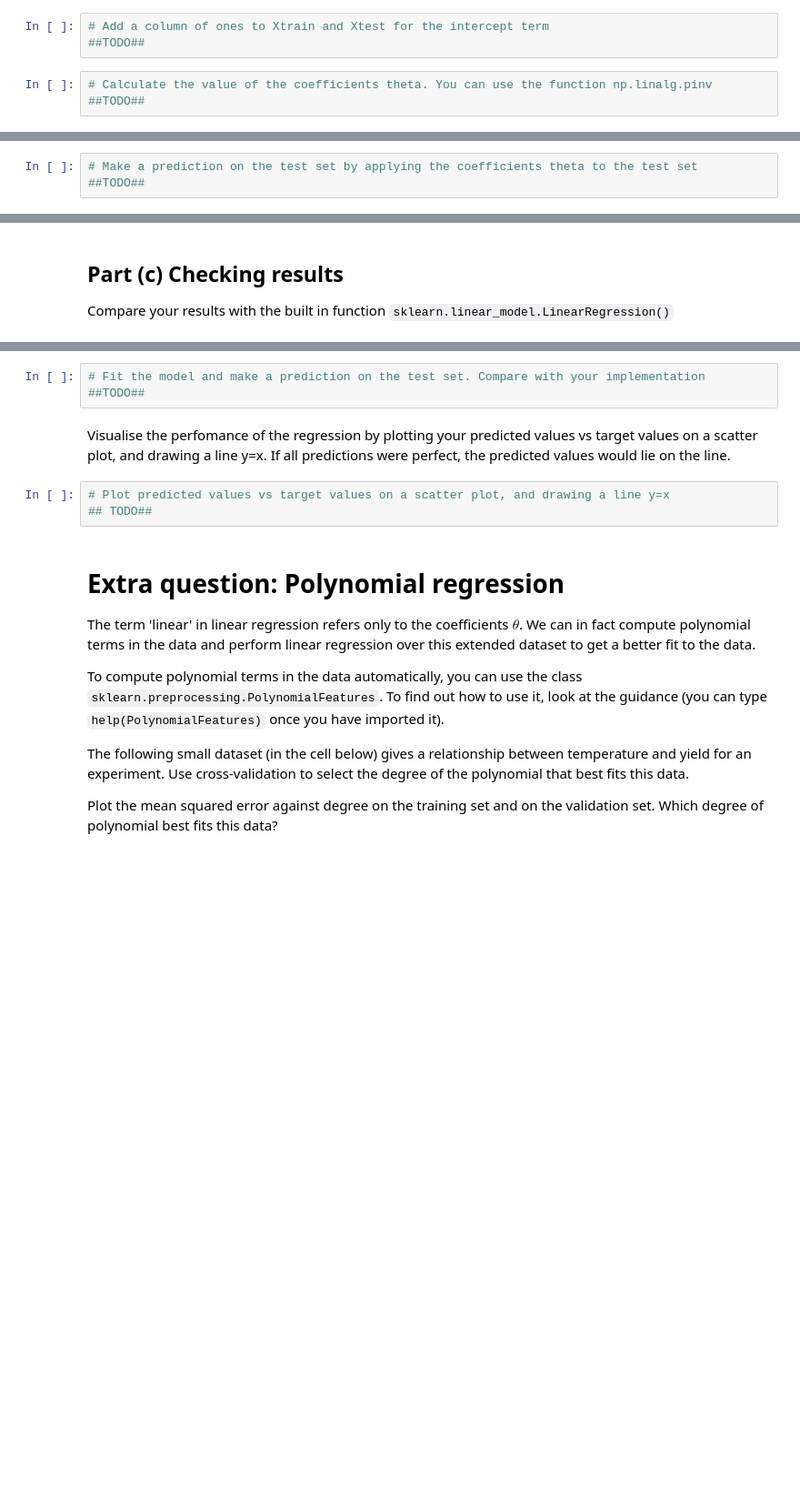
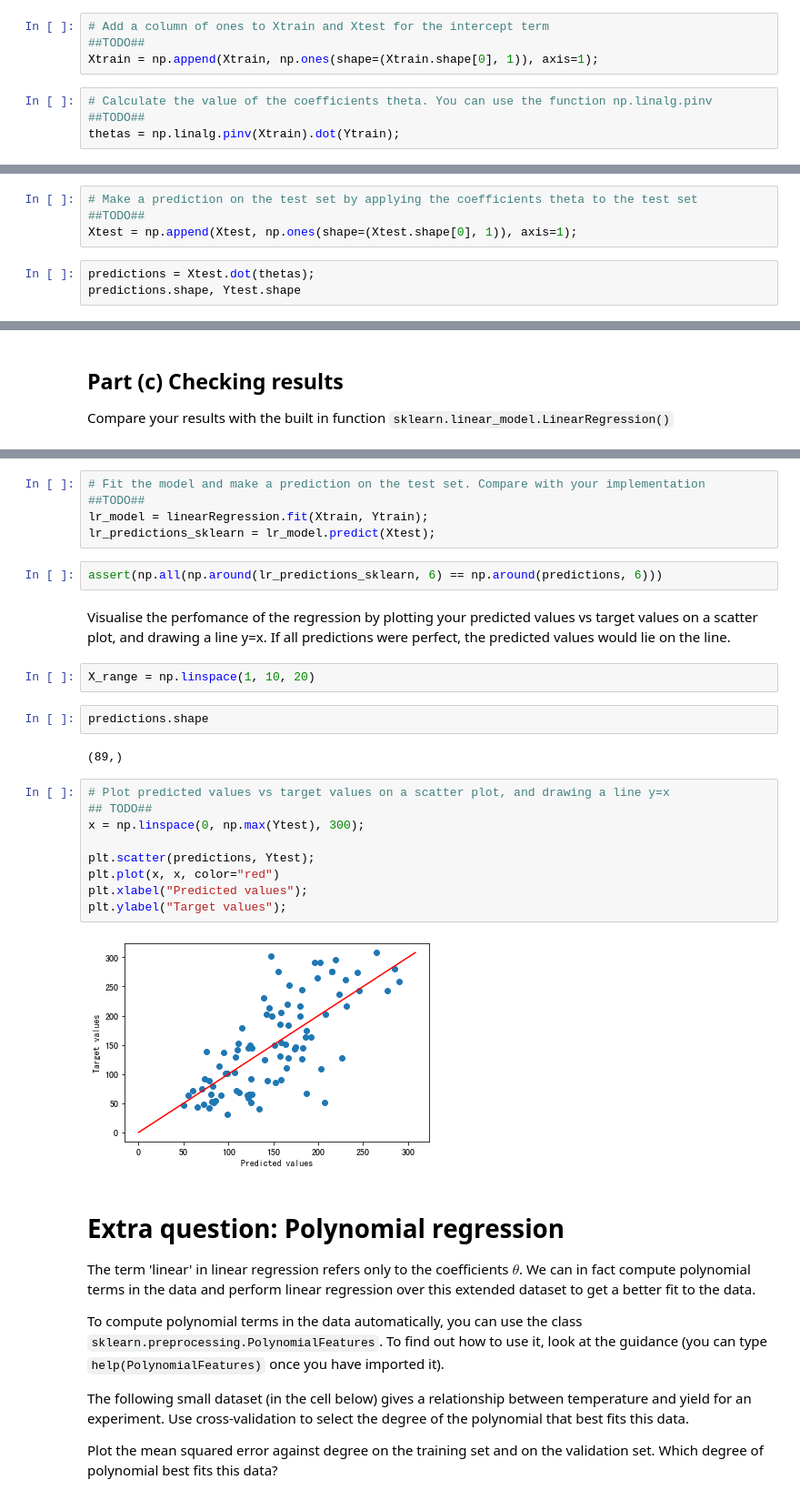
Before and after one commit to FengfanHu/INAI_Bristol, a Jupyter notebook: Week2/Worksheet 2 Week 14.ipynb, the cells around one changed output, grey strips where cells are left out. Shown: that part at 91% size. Cells and saved outputs as stored; diff of their text form; blank space fills up the shorter version.

Commit message:
Linear regression

```diff
--- a/Week2/Worksheet 2 Week 14.ipynb
+++ b/Week2/Worksheet 2 Week 14.ipynb
@@ -471,11 +541,17 @@ from sklearn.metrics import mean_squared_error, r2_score
 # %%
 # Add a column of ones to Xtrain and Xtest for the intercept term
 ##TODO##
+Xtrain = np.append(Xtrain, np.ones(shape=(Xtrain.shape[0], 1)), axis=1);
 # %%
 # Calculate the value of the coefficients theta. You can use the function np.linalg.pinv
 ##TODO##
+thetas = np.linalg.pinv(Xtrain).dot(Ytrain);
 # %% [markdown]
 ## Part (b) Computing performance metrics
 # %%
 # Make a prediction on the test set by applying the coefficients theta to the test set
 ##TODO##
+Xtest = np.append(Xtest, np.ones(shape=(Xtest.shape[0], 1)), axis=1);
+# %%
+predictions = Xtest.dot(thetas);
+predictions.shape, Ytest.shape
@@ -492,11 +581,29 @@ Compare your results with the built in function `sklearn.linear_model.LinearRegr
 # %%
 # Fit the model and make a prediction on the test set. Compare with your implementation
 ##TODO##
+lr_model = linearRegression.fit(Xtrain, Ytrain);
+lr_predictions_sklearn = lr_model.predict(Xtest);
+# %%
+assert(np.all(np.around(lr_predictions_sklearn, 6) == np.around(predictions, 6)))
 # %% [markdown]
 Visualise the perfomance of the regression by plotting your predicted values vs target values on a scatter plot, and drawing a line y=x. If all predictions were perfect, the predicted values would lie on the line.
+# %%
+X_range = np.linspace(1, 10, 20)
+# %%
+predictions.shape
+# %% [output]
+(89,)
 # %%
 # Plot predicted values vs target values on a scatter plot, and drawing a line y=x
 ## TODO##
+x = np.linspace(0, np.max(Ytest), 300);
+
+plt.scatter(predictions, Ytest);
+plt.plot(x, x, color="red")
+plt.xlabel("Predicted values");
+plt.ylabel("Target values");
+# %% [output]
+[figure, added]
 # %% [markdown]
 # Extra question: Polynomial regression
 The term 'linear' in linear regression refers only to the coefficients $\theta$. We can in fact compute polynomial terms in the data and perform linear regression over this extended dataset to get a better fit to the data.
```
Also changed, not shown: parts of 24 cells of this notebook.
